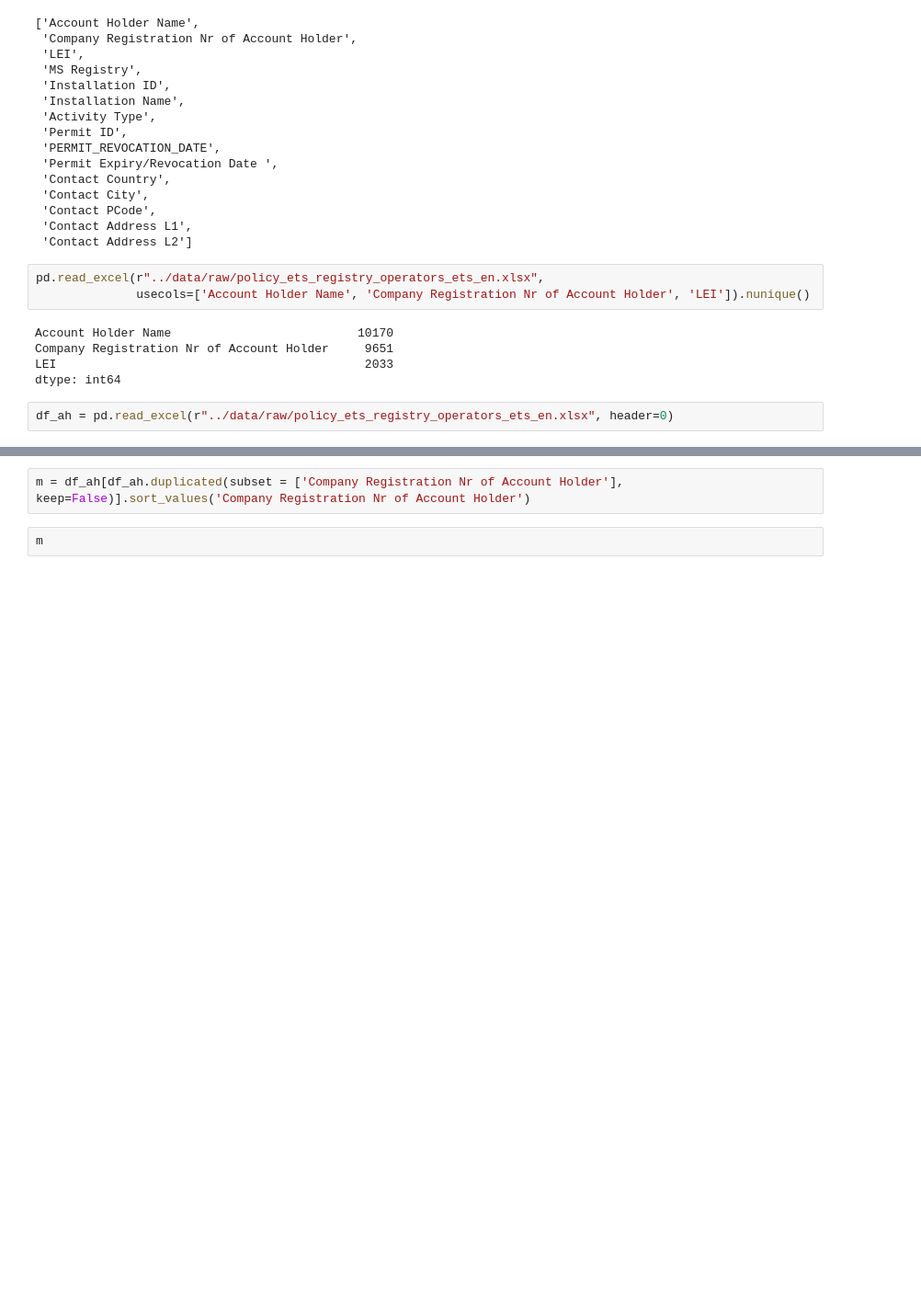
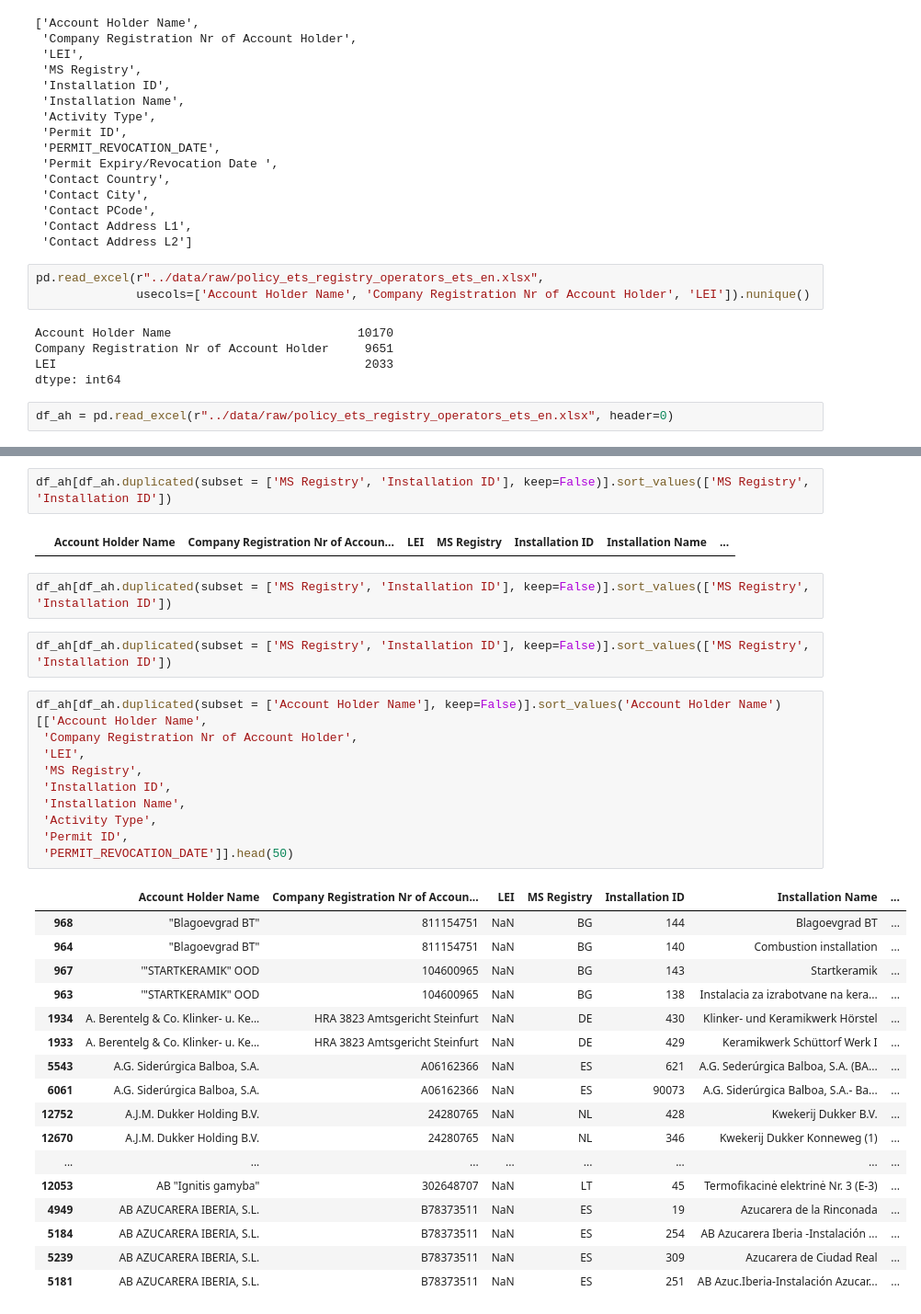
Before and after one commit to atr-tapia/ETS_repo, a Jupyter notebook: notebooks/union_registries_dfs.ipynb, the cells around one changed output, grey strips where cells are left out. Shown at 92% size. Drawn from its saved outputs; the diff is of its cells as text; blank space fills up the shorter version.

```diff
--- a/notebooks/union_registries_dfs.ipynb
+++ b/notebooks/union_registries_dfs.ipynb
@@ -504,4 +599,36 @@ df_ah = pd.read_excel(r"../data/raw/policy_ets_registry_operators_ets_en.xlsx",
+# %%
+df_ah[df_ah.duplicated(subset = ['MS Registry', 'Installation ID'], keep=False)].sort_values(['MS Registry', 'Installation ID'])
+# %% [output]
+|  | Account Holder Name | Company Registration Nr of Accoun... | LEI | MS Registry | Installation ID | Installation Name | ... |
+# %%
+df_ah[df_ah.duplicated(subset = ['MS Registry', 'Installation ID'], keep=False)].sort_values(['MS Registry', 'Installation ID'])
+# %%
+df_ah[df_ah.duplicated(subset = ['MS Registry', 'Installation ID'], keep=False)].sort_values(['MS Registry', 'Installation ID'])
 # %%
-m = df_ah[df_ah.duplicated(subset = ['Company Registration Nr of Account Holder'], keep=False)].sort_values('Company Registration Nr of Account Holder')
+df_ah[df_ah.duplicated(subset = ['Account Holder Name'], keep=False)].sort_values('Account Holder Name')[['Account Holder Name',
+ 'Company Registration Nr of Account Holder',
+ 'LEI',
+ 'MS Registry',
+ 'Installation ID',
+ 'Installation Name',
+ 'Activity Type',
+ 'Permit ID',
+ 'PERMIT_REVOCATION_DATE']].head(50)
+# %% [output]
+|  | Account Holder Name | Company Registration Nr of Accoun... | LEI | MS Registry | Installation ID | Installation Name | ... |
+| 968 | "Blagoevgrad BT" | 811154751 | NaN | BG | 144 | Blagoevgrad BT | ... |
+| 964 | "Blagoevgrad BT" | 811154751 | NaN | BG | 140 | Combustion installation | ... |
+| 967 | '"STARTKERAMIK" OOD | 104600965 | NaN | BG | 143 | Startkeramik | ... |
+| 963 | '"STARTKERAMIK" OOD | 104600965 | NaN | BG | 138 | Instalacia za izrabotvane na kera... | ... |
+| 1934 | A. Berentelg & Co. Klinker- u. Ke... | HRA 3823 Amtsgericht Steinfurt | NaN | DE | 430 | Klinker- und Keramikwerk Hörstel | ... |
+| 1933 | A. Berentelg & Co. Klinker- u. Ke... | HRA 3823 Amtsgericht Steinfurt | NaN | DE | 429 | Keramikwerk Schüttorf Werk I | ... |
+| 5543 | A.G. Siderúrgica Balboa, S.A. | A06162366 | NaN | ES | 621 | A.G. Sederúrgica Balboa, S.A. (BA... | ... |
+| 6061 | A.G. Siderúrgica Balboa, S.A. | A06162366 | NaN | ES | 90073 | A.G. Siderúrgica Balboa, S.A.- Ba... | ... |
+| 12752 | A.J.M. Dukker Holding B.V. | 24280765 | NaN | NL | 428 | Kwekerij Dukker B.V. | ... |
+| 12670 | A.J.M. Dukker Holding B.V. | 24280765 | NaN | NL | 346 | Kwekerij Dukker Konneweg (1) | ... |
+| ... | ... | ... | ... | ... | ... | ... | ... |
+| 12053 | AB "Ignitis gamyba" | 302648707 | NaN | LT | 45 | Termofikacinė elektrinė Nr. 3 (E-3) | ... |
+| 4949 | AB AZUCARERA IBERIA, S.L. | B78373511 | NaN | ES | 19 | Azucarera de la Rinconada | ... |
+| 5184 | AB AZUCARERA IBERIA, S.L. | B78373511 | NaN | ES | 254 | AB Azucarera Iberia -Instalación ... | ... |
+| 5239 | AB AZUCARERA IBERIA, S.L. | B78373511 | NaN | ES | 309 | Azucarera de Ciudad Real | ... |
+| 5181 | AB AZUCARERA IBERIA, S.L. | B78373511 | NaN | ES | 251 | AB Azuc.Iberia-Instalación Azucar... | ... |
-# %%
-m
```
Also changed, not shown: parts of 18 cells of this notebook.
